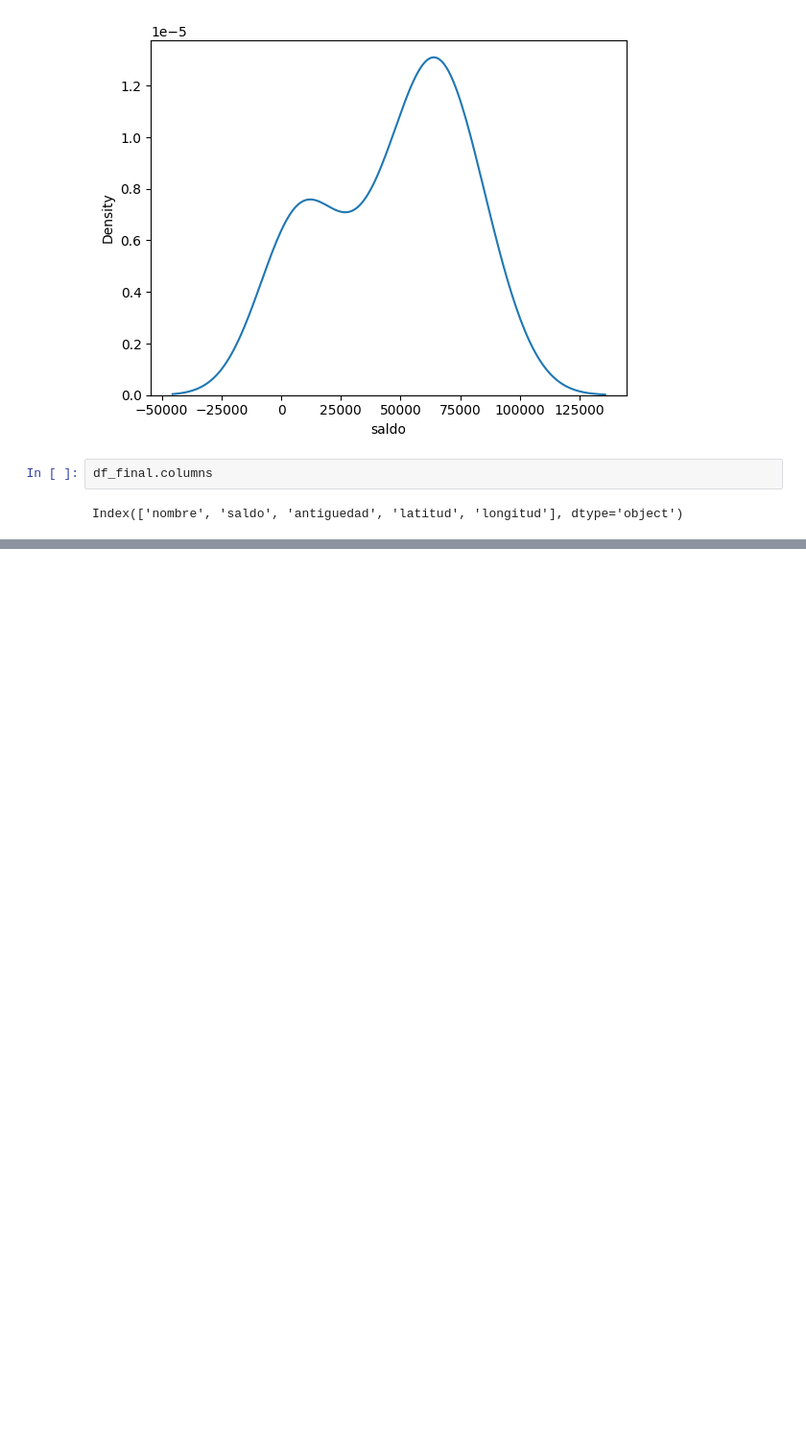
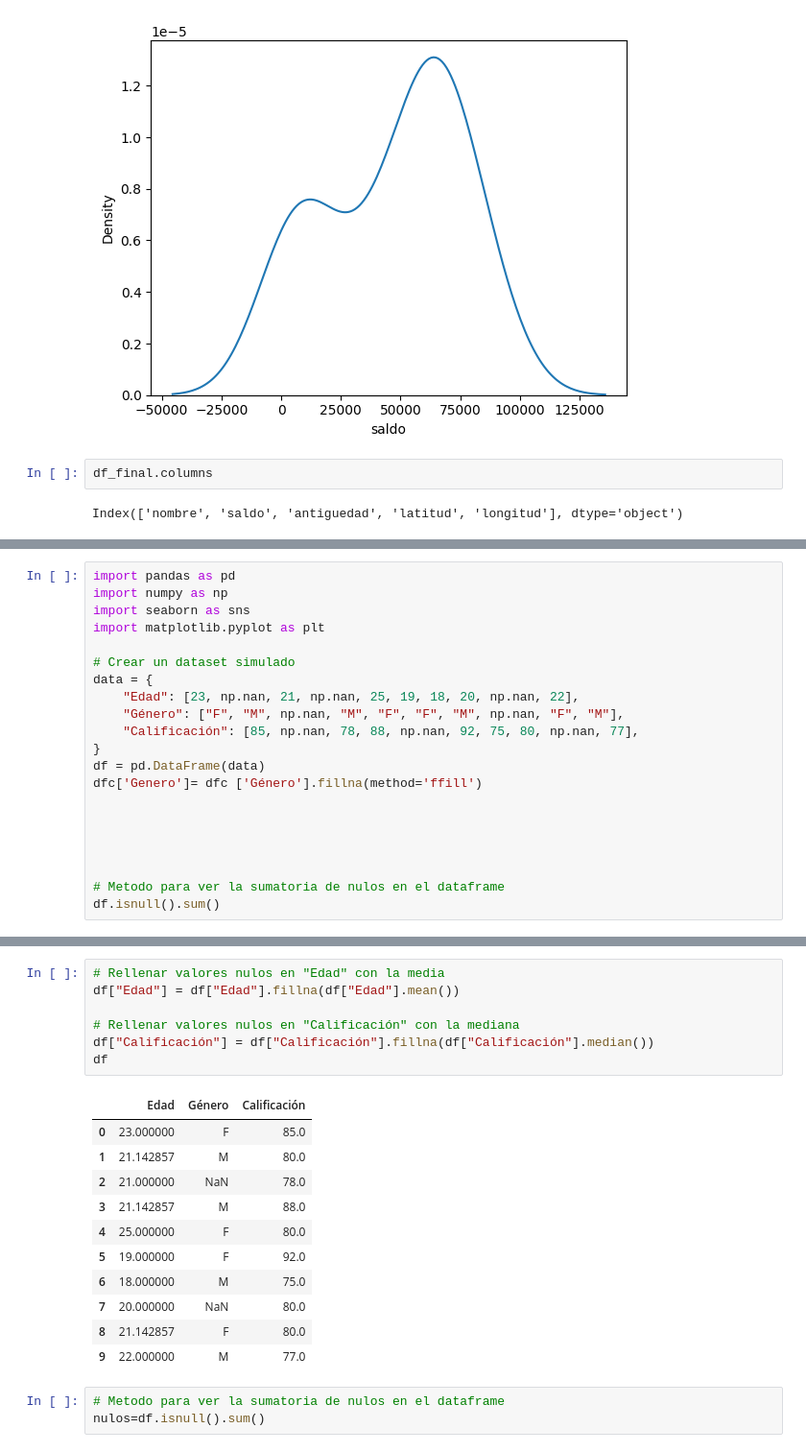
Before and after one commit to Jcontrerasx417/Curso-Inteligencia-Artificial, a Jupyter notebook: EDA_Apuntes_de_clase.ipynb, the cells around one changed output, grey strips where cells are left out. Shown at 96% size. Cells and saved outputs as stored; diff of their text form; blank space fills up the shorter version.

```diff
--- a/EDA_Apuntes_de_clase.ipynb
+++ b/EDA_Apuntes_de_clase.ipynb
@@ -360,3 +360,24 @@ fig = px.scatter_mapbox(df_final, lat = 'latitud', lon = 'longitud', size = 'sal
 fig.show()
 # %% [output]
 [interactive output not drawn]
+# %%
+import pandas as pd
+import numpy as np
+import seaborn as sns
+import matplotlib.pyplot as plt
+
+# Crear un dataset simulado
+data = {
+    "Edad": [23, np.nan, 21, np.nan, 25, 19, 18, 20, np.nan, 22],
+    "Género": ["F", "M", np.nan, "M", "F", "F", "M", np.nan, "F", "M"],
+    "Calificación": [85, np.nan, 78, 88, np.nan, 92, 75, 80, np.nan, 77],
+}
+df = pd.DataFrame(data)
+dfc['Genero']= dfc ['Género'].fillna(method='ffill')
+
+
+
+
+
+# Metodo para ver la sumatoria de nulos en el dataframe
+df.isnull().sum()
@@ -362,0 +390,22 @@ fig.show()
+# %%
+# Rellenar valores nulos en "Edad" con la media
+df["Edad"] = df["Edad"].fillna(df["Edad"].mean())
+
+# Rellenar valores nulos en "Calificación" con la mediana
+df["Calificación"] = df["Calificación"].fillna(df["Calificación"].median())
+df
+# %% [output]
+|  | Edad | Género | Calificación |
+| 0 | 23.000000 | F | 85.0 |
+| 1 | 21.142857 | M | 80.0 |
+| 2 | 21.000000 | NaN | 78.0 |
+| 3 | 21.142857 | M | 88.0 |
+| 4 | 25.000000 | F | 80.0 |
+| 5 | 19.000000 | F | 92.0 |
+| 6 | 18.000000 | M | 75.0 |
+| 7 | 20.000000 | NaN | 80.0 |
+| 8 | 21.142857 | F | 80.0 |
+| 9 | 22.000000 | M | 77.0 |
+# %%
+# Metodo para ver la sumatoria de nulos en el dataframe
+nulos=df.isnull().sum()
```
Also changed, not shown: parts of 2 cells of this notebook.
